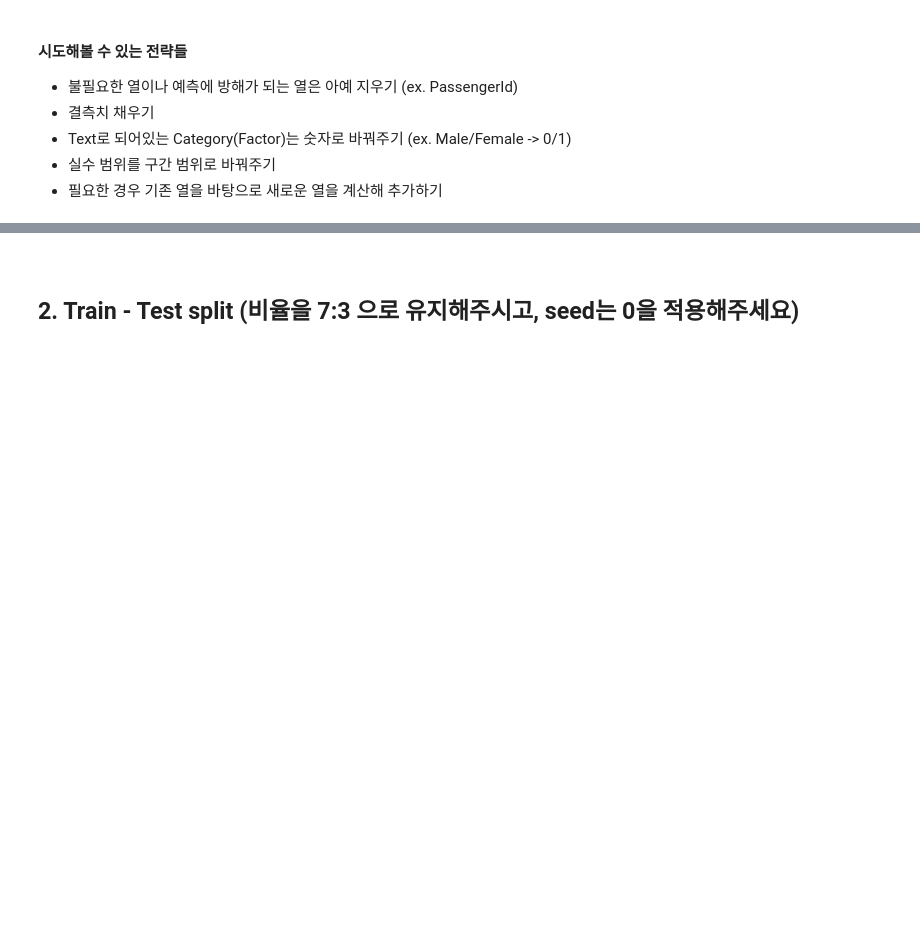
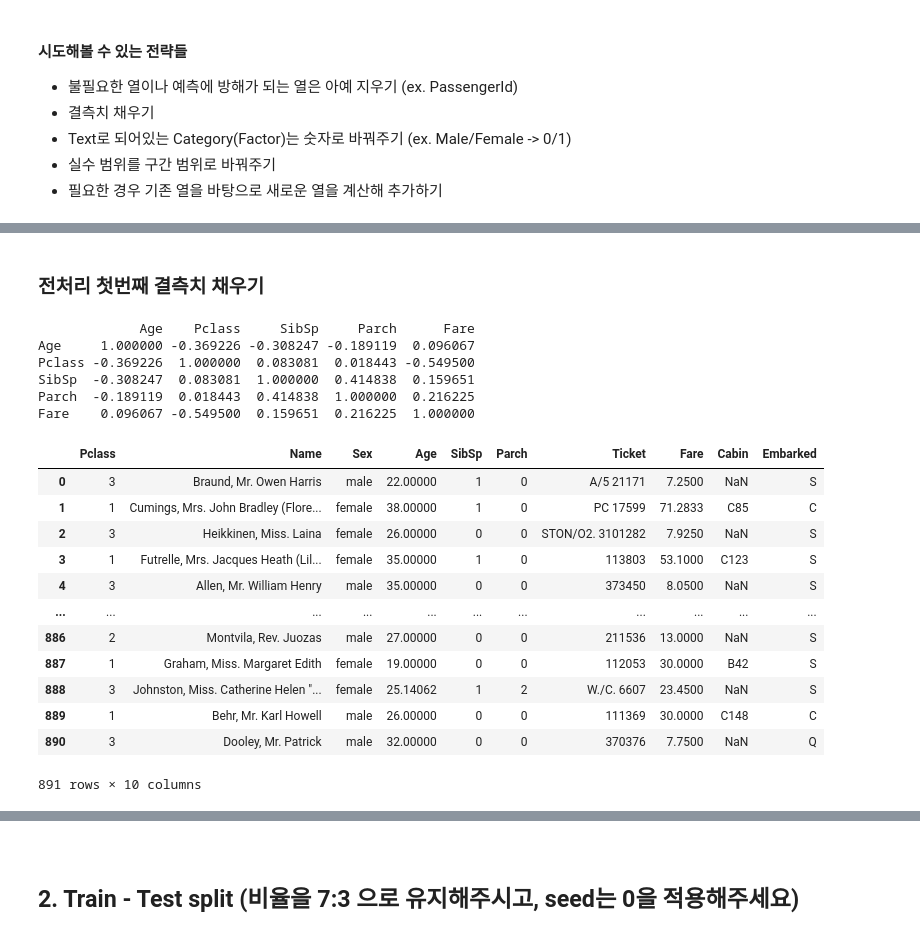
Before and after one commit to querkowe/titanic_data, a Jupyter notebook: ML for Titanic survival prediction (Blank).ipynb, the cells around one changed output, grey strips where cells are left out. Saved outputs shown, nothing was run; the diff lists cells and outputs as text; code cells hidden in the pictures; blank space fills up the shorter version.

```diff
--- a/ML for Titanic survival prediction (Blank).ipynb
+++ b/ML for Titanic survival prediction (Blank).ipynb
@@ -162,12 +181,34 @@ del x_data["PassengerId"]
+# %% [markdown]
+### 전처리 첫번째 결측치 채우기
 # %%
-# Age와 다른값들의 상관분석
+#상관관계에 따른 모집단에 대한 평균으로 결측치 채우는 방법
 age_corr = x_data[['Age', 'Pclass', 'SibSp', 'Parch', 'Fare']]
-age_corr.corr()
+print(age_corr.corr())
 
-
-# Pclass와 상관계수가 가장높아서 Pclass별 평균나이로 결측치 채워줌
+# Pclass와 상관계수가 가장높아서 Pclass별 평균나이로 결측치 채워줌 (아래서 예측모델로 다시 채울겁니다.)
 # Pclass별 나이평균
 x_data.groupby("Pclass")["Age"].mean()
 
 #Pclass별 평균값으로 채워주기
 x_data['Age'] = x_data.groupby('Pclass')['Age'].apply(lambda x: x.fillna(x.mean()))
+x_data
+# %% [output]
+             Age    Pclass     SibSp     Parch      Fare
+Age     1.000000 -0.369226 -0.308247 -0.189119  0.096067
+Pclass -0.369226  1.000000  0.083081  0.018443 -0.549500
+SibSp  -0.308247  0.083081  1.000000  0.414838  0.159651
+Parch  -0.189119  0.018443  0.414838  1.000000  0.216225
+Fare    0.096067 -0.549500  0.159651  0.216225  1.000000
+|  | Pclass | Name | Sex | Age | SibSp | Parch | Ticket | Fare | Cabin | Embarked |
+| 0 | 3 | Braund, Mr. Owen Harris | male | 22.00000 | 1 | 0 | A/5 21171 | 7.2500 | NaN | S |
+| 1 | 1 | Cumings, Mrs. John Bradley (Flore... | female | 38.00000 | 1 | 0 | PC 17599 | 71.2833 | C85 | C |
+| 2 | 3 | Heikkinen, Miss. Laina | female | 26.00000 | 0 | 0 | STON/O2. 3101282 | 7.9250 | NaN | S |
+| 3 | 1 | Futrelle, Mrs. Jacques Heath (Lil... | female | 35.00000 | 1 | 0 | 113803 | 53.1000 | C123 | S |
+| 4 | 3 | Allen, Mr. William Henry | male | 35.00000 | 0 | 0 | 373450 | 8.0500 | NaN | S |
+| ... | ... | ... | ... | ... | ... | ... | ... | ... | ... | ... |
+| 886 | 2 | Montvila, Rev. Juozas | male | 27.00000 | 0 | 0 | 211536 | 13.0000 | NaN | S |
+| 887 | 1 | Graham, Miss. Margaret Edith | female | 19.00000 | 0 | 0 | 112053 | 30.0000 | B42 | S |
+| 888 | 3 | Johnston, Miss. Catherine Helen "... | female | 25.14062 | 1 | 2 | W./C. 6607 | 23.4500 | NaN | S |
+| 889 | 1 | Behr, Mr. Karl Howell | male | 26.00000 | 0 | 0 | 111369 | 30.0000 | C148 | C |
+| 890 | 3 | Dooley, Mr. Patrick | male | 32.00000 | 0 | 0 | 370376 | 7.7500 | NaN | Q |
+891 rows × 10 columns
```
Also changed, not shown: parts of 31 cells of this notebook, 1 other file.
